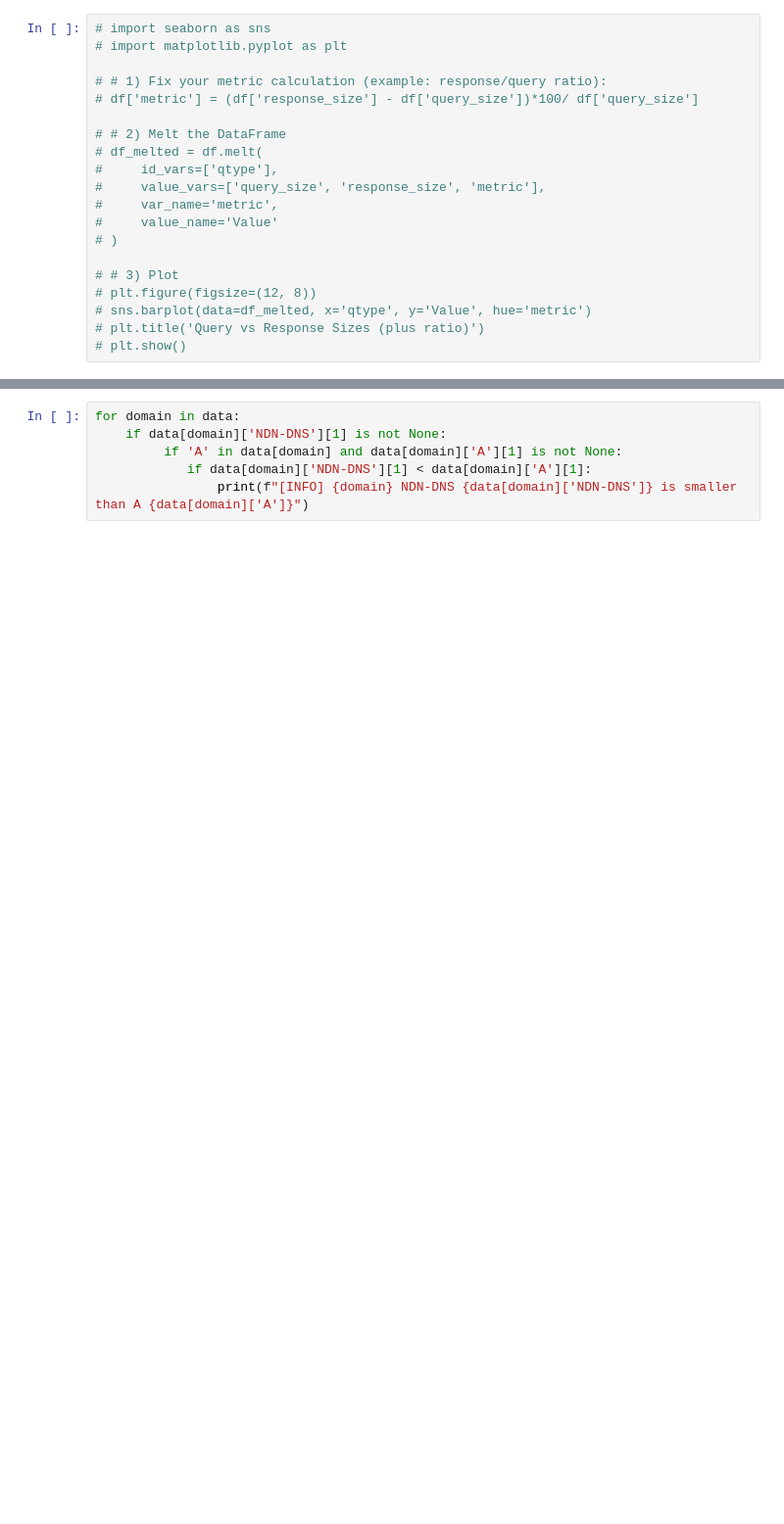
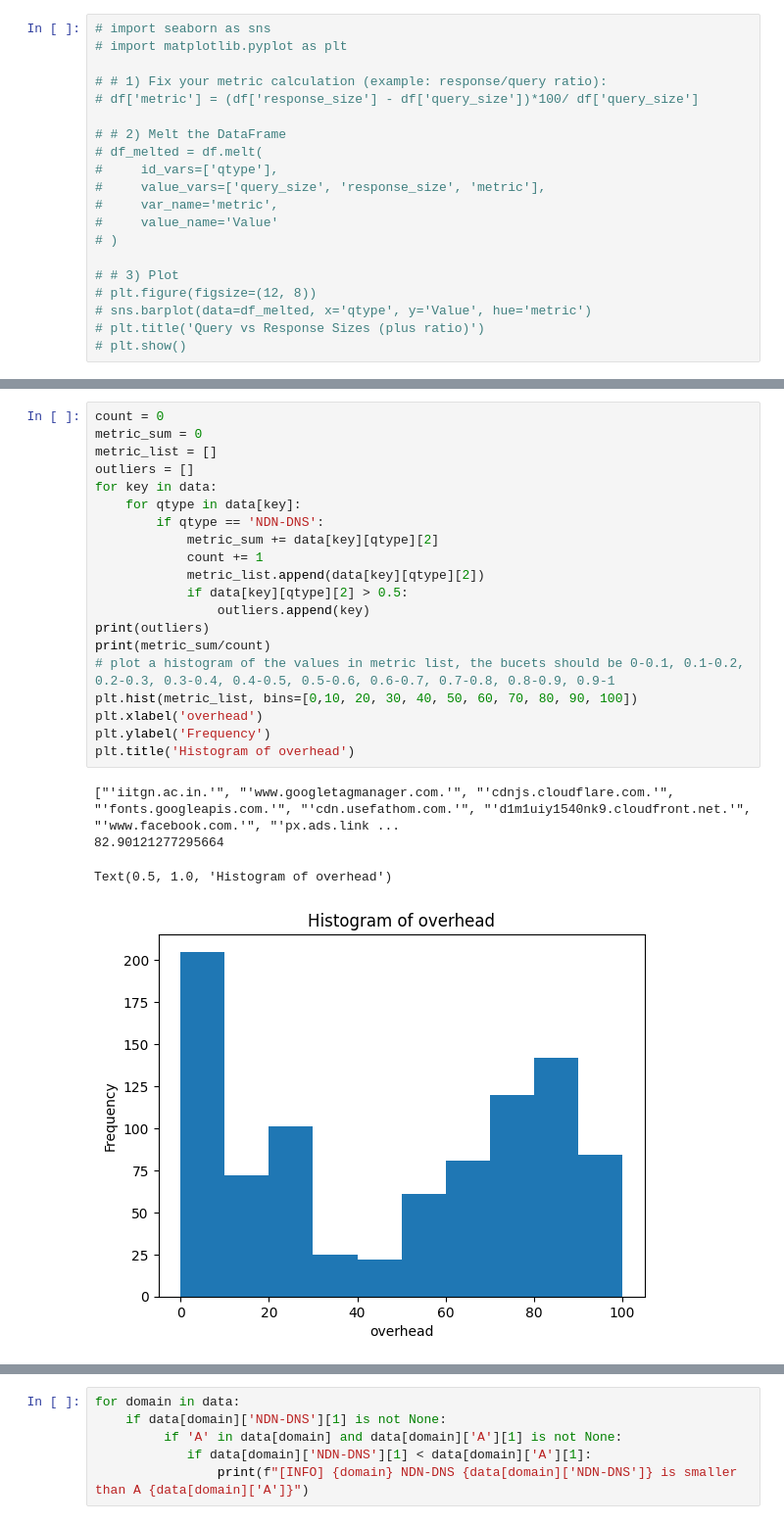
Before and after one commit to SachinJalan/DNS-Renaissance, a Jupyter notebook: any-record-analysis/analyze-requests.ipynb, the cells around one changed output, grey strips where cells are left out. Shown: that part at 98% size. Cells and saved outputs as stored; diff of their text form; blank space fills up the shorter version.

```diff
--- a/any-record-analysis/analyze-requests.ipynb
+++ b/any-record-analysis/analyze-requests.ipynb
@@ -306,4 +334,29 @@ plt.show()
 <Figure size 1200x800 with 0 Axes>
+# %%
+count = 0
+metric_sum = 0
+metric_list = []
+outliers = []
+for key in data:
+    for qtype in data[key]:
+        if qtype == 'NDN-DNS':
+            metric_sum += data[key][qtype][2]
+            count += 1
+            metric_list.append(data[key][qtype][2])
+            if data[key][qtype][2] > 0.5:
+                outliers.append(key)
+print(outliers)
+print(metric_sum/count)
+# plot a histogram of the values in metric list, the bucets should be 0-0.1, 0.1-0.2, 0.2-0.3, 0.3-0.4, 0.4-0.5, 0.5-0.6, 0.6-0.7, 0.7-0.8, 0.8-0.9, 0.9-1
+plt.hist(metric_list, bins=[0,10, 20, 30, 40, 50, 60, 70, 80, 90, 100])
+plt.xlabel('overhead')
+plt.ylabel('Frequency')
+plt.title('Histogram of overhead')
+# %% [output]
+["'iitgn.ac.in.'", "'www.googletagmanager.com.'", "'cdnjs.cloudflare.com.'", "'fonts.googleapis.com.'", "'cdn.usefathom.com.'", "'d1m1uiy1540nk9.cloudfront.net.'", "'www.facebook.com.'", "'px.ads.link ...
+82.90121277295664
+Text(0.5, 1.0, 'Histogram of overhead')
+[figure, added]
 # %%
 records = []
 for domain, rtypes in data.items():
```
Also changed, not shown: parts of 12 cells of this notebook, 2 other files.
